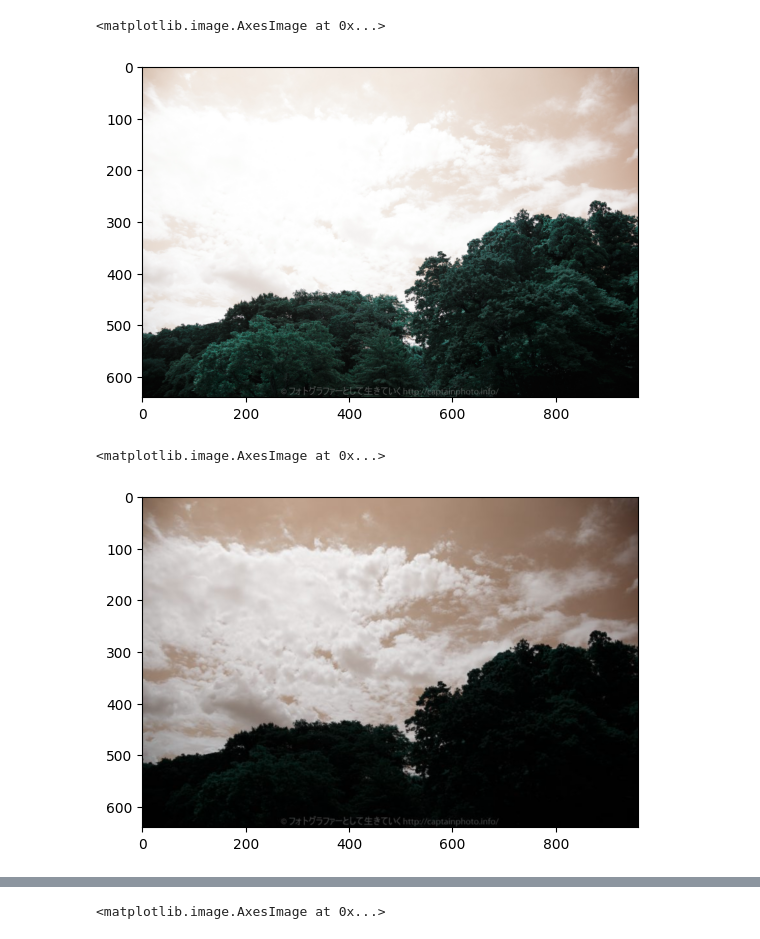
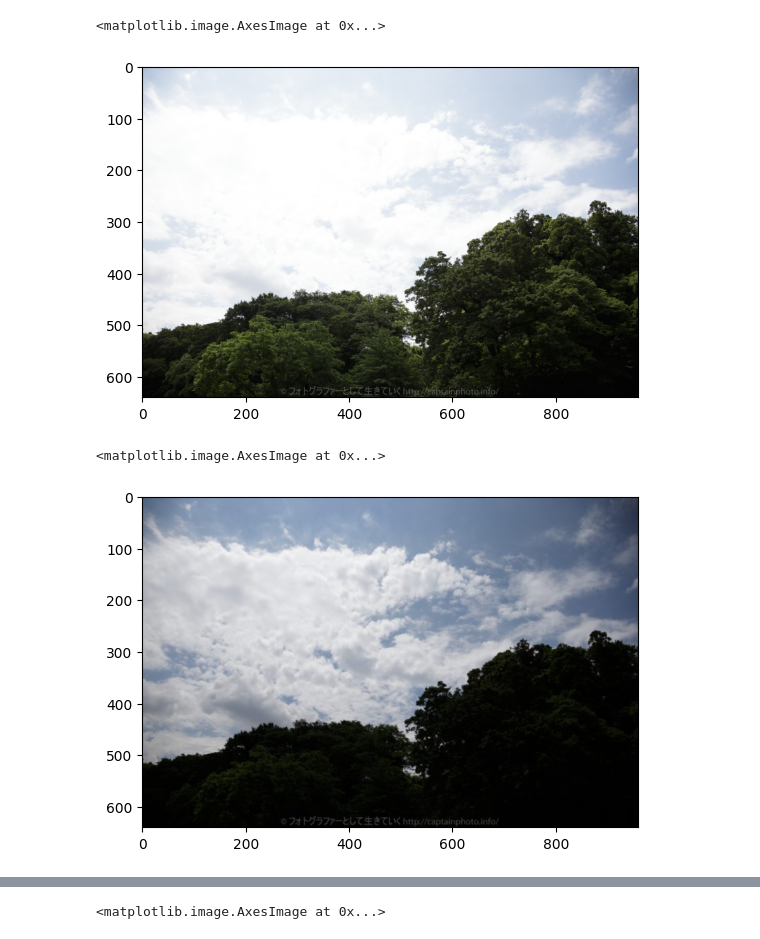
Before and after one commit to n-eisei/image-engineering, a Jupyter notebook: 5-binaryimg/hdr.ipynb, the cells around one changed output, grey strips where cells are left out. Saved outputs shown, nothing was run; the diff lists cells and outputs as text; code cells hidden in the pictures.

```diff
--- a/5-binaryimg/hdr.ipynb
+++ b/5-binaryimg/hdr.ipynb
@@ -8,15 +8,18 @@ img_fn = ["imgs/hdr-1.jpg", "imgs/hdr-2.jpg", "imgs/hdr-3.jpg"]
 img_list = [cv2.imread(fn) for fn in img_fn]
 # %%
 img_list[0] = cv2.resize(img_list[0], (960, 640))
-plt.imshow(img_list[0])
+plt.imshow(cv2.cvtColor(img_list[0], cv2.COLOR_BGR2RGB))
+
+#OpenCVの関数imread()で画像ファイルを読み込むと色の順番がBGR（青、緑、赤）になる、
+#一方、pyplot や　PIL(Pillowで)は色の順番はRGB（赤、緑、青）を前提としている。そのため、RとBを交換する必要
 # %% [output]
 <matplotlib.image.AxesImage at 0x...>
-[figure, old version]
+[figure, new version]
 # %%
 img_list[1] = cv2.resize(img_list[1], (960, 640))
-plt.imshow(img_list[1])
+plt.imshow(cv2.cvtColor(img_list[1], cv2.COLOR_BGR2RGB))
 # %% [output]
 <matplotlib.image.AxesImage at 0x...>
-[figure, old version]
+[figure, new version]
 # %%
 img_list[2] = cv2.resize(img_list[2], (960, 640))
```
Also changed, not shown: parts of 6 cells of this notebook, 1 other file.
